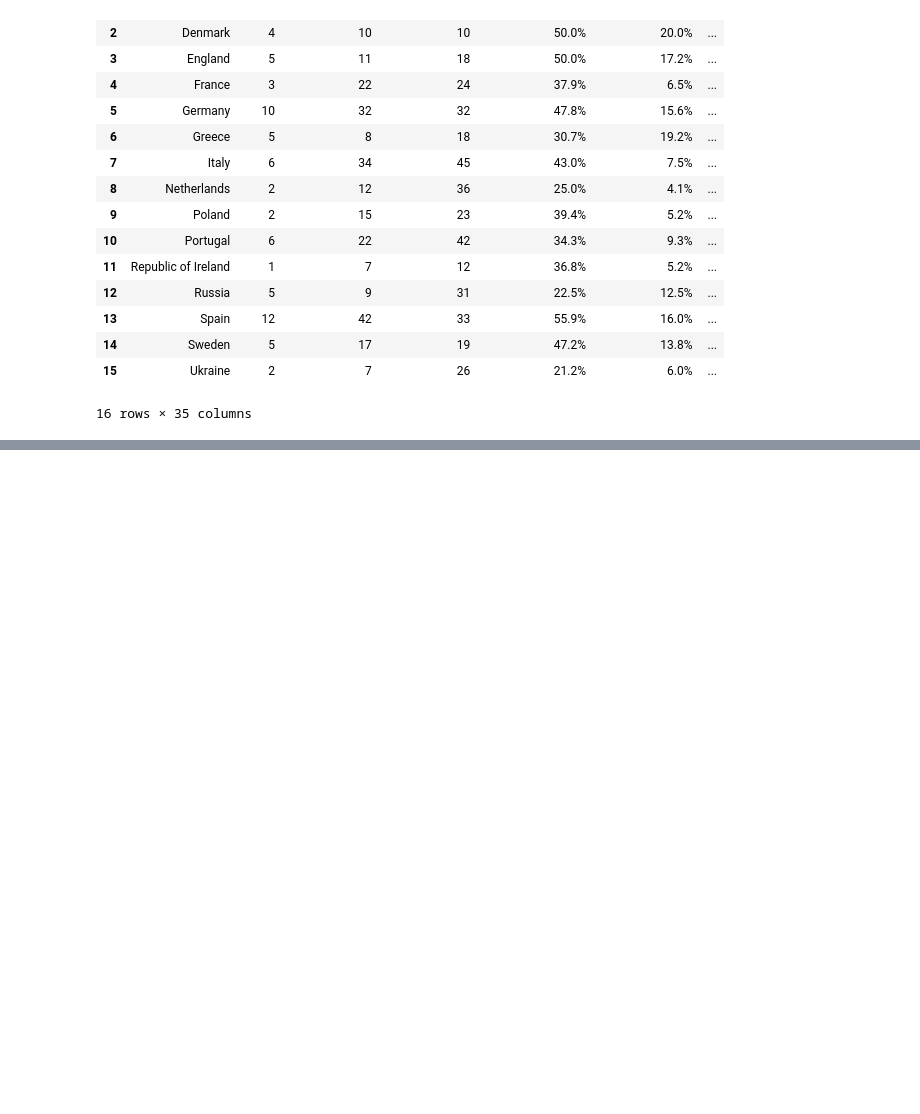
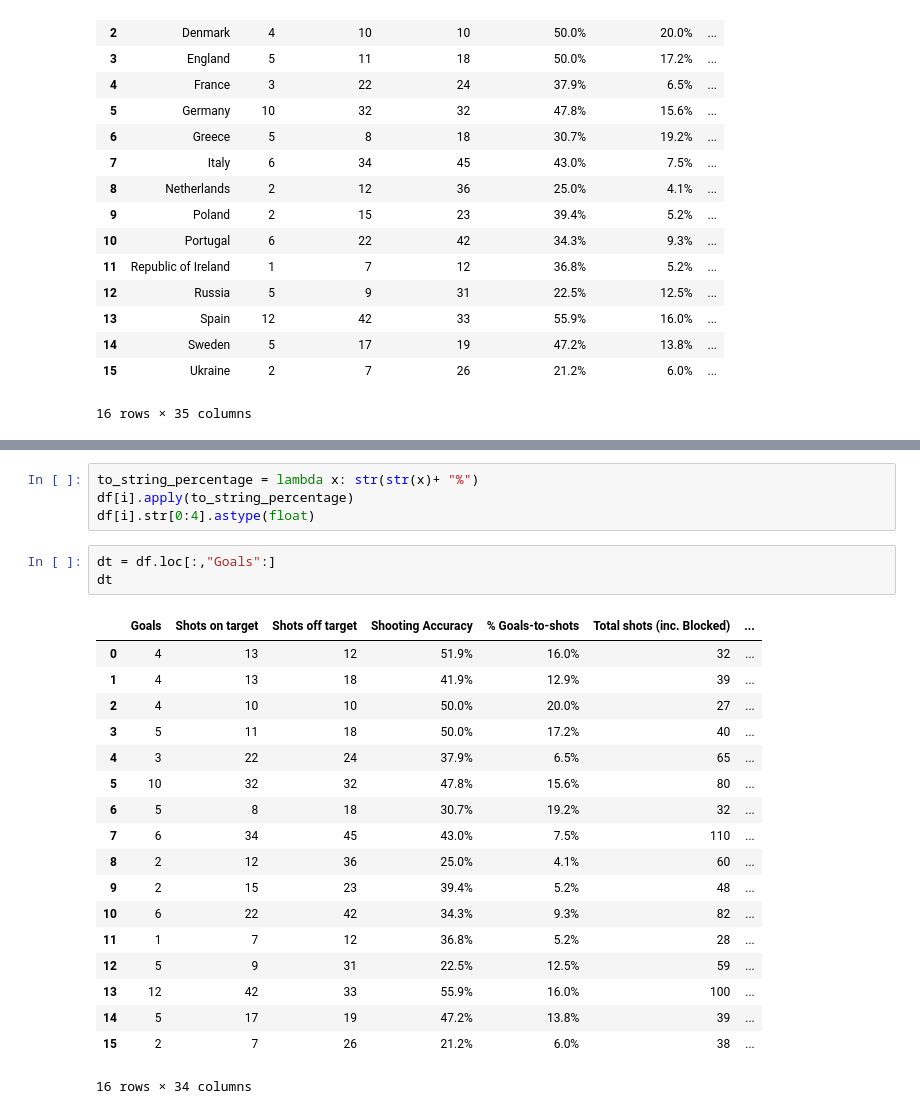
Before and after one commit to mardeldom/data_science_student_nov_2020, a Jupyter notebook: week9/day4/exercises/3.football_stats.ipynb, the cells around one changed output, grey strips where cells are left out. Cells and saved outputs as stored; diff of their text form; blank space fills up the shorter version.

```diff
--- a/week9/day4/exercises/3.football_stats.ipynb
+++ b/week9/day4/exercises/3.football_stats.ipynb
@@ -38,0 +82,26 @@ df
+# %%
+to_string_percentage = lambda x: str(str(x)+ "%")
+df[i].apply(to_string_percentage)
+df[i].str[0:4].astype(float)
+# %%
+dt = df.loc[:,"Goals":]
+dt
+# %% [output]
+|  | Goals | Shots on target | Shots off target | Shooting Accuracy | % Goals-to-shots | Total shots (inc. Blocked) | ... |
+| 0 | 4 | 13 | 12 | 51.9% | 16.0% | 32 | ... |
+| 1 | 4 | 13 | 18 | 41.9% | 12.9% | 39 | ... |
+| 2 | 4 | 10 | 10 | 50.0% | 20.0% | 27 | ... |
+| 3 | 5 | 11 | 18 | 50.0% | 17.2% | 40 | ... |
+| 4 | 3 | 22 | 24 | 37.9% | 6.5% | 65 | ... |
+| 5 | 10 | 32 | 32 | 47.8% | 15.6% | 80 | ... |
+| 6 | 5 | 8 | 18 | 30.7% | 19.2% | 32 | ... |
+| 7 | 6 | 34 | 45 | 43.0% | 7.5% | 110 | ... |
+| 8 | 2 | 12 | 36 | 25.0% | 4.1% | 60 | ... |
+| 9 | 2 | 15 | 23 | 39.4% | 5.2% | 48 | ... |
+| 10 | 6 | 22 | 42 | 34.3% | 9.3% | 82 | ... |
+| 11 | 1 | 7 | 12 | 36.8% | 5.2% | 28 | ... |
+| 12 | 5 | 9 | 31 | 22.5% | 12.5% | 59 | ... |
+| 13 | 12 | 42 | 33 | 55.9% | 16.0% | 100 | ... |
+| 14 | 5 | 17 | 19 | 47.2% | 13.8% | 39 | ... |
+| 15 | 2 | 7 | 26 | 21.2% | 6.0% | 38 | ... |
+16 rows × 34 columns
```
Also changed, not shown: parts of 61 cells of this notebook, 13 other files.
